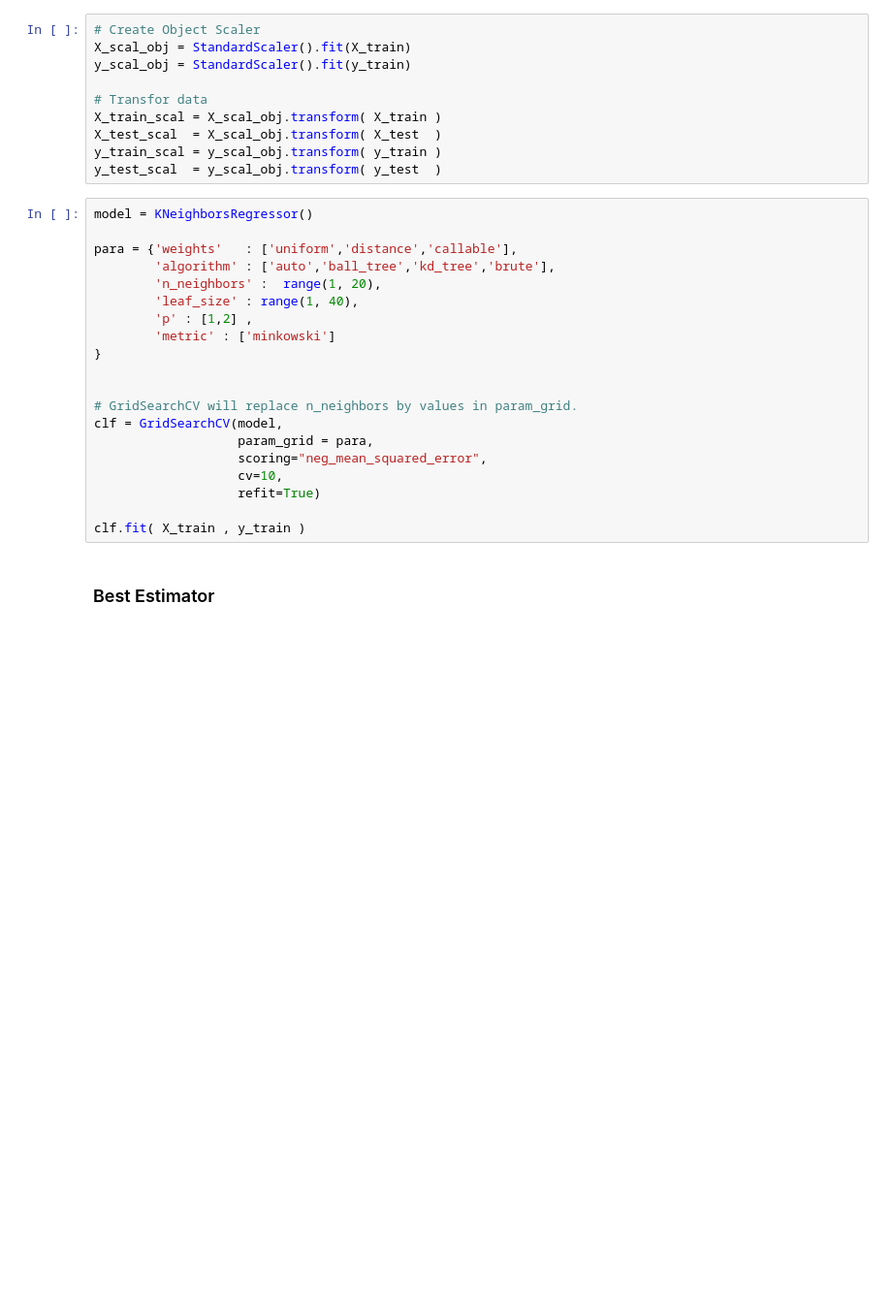
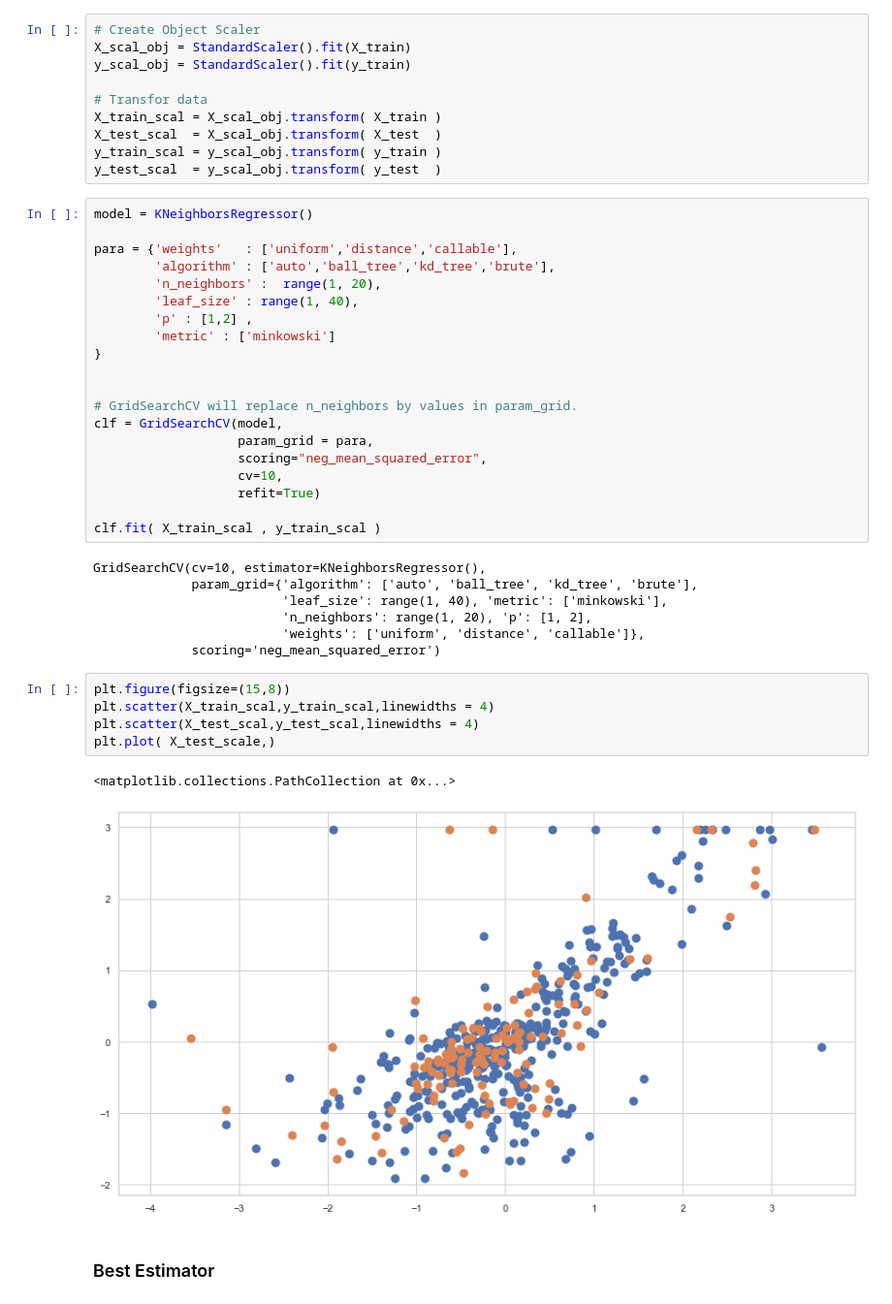
Before and after one commit to BlasFerreira/Machine_Learning, a Jupyter notebook: Supervised/Regression/1_KNN/1_Housing_case/KNeighborsRegressor.ipynb, the cells around one changed output. Shown at 97% size. Cells and saved outputs as stored; diff of their text form; blank space fills up the shorter version.

```diff
--- a/Supervised/Regression/1_KNN/1_Housing_case/KNeighborsRegressor.ipynb
+++ b/Supervised/Regression/1_KNN/1_Housing_case/KNeighborsRegressor.ipynb
@@ -383,7 +377,22 @@ clf = GridSearchCV(model,
                    cv=10,
                    refit=True)
 
-clf.fit( X_train , y_train )
+clf.fit( X_train_scal , y_train_scal )
+# %% [output]
+GridSearchCV(cv=10, estimator=KNeighborsRegressor(),
+             param_grid={'algorithm': ['auto', 'ball_tree', 'kd_tree', 'brute'],
+                         'leaf_size': range(1, 40), 'metric': ['minkowski'],
+                         'n_neighbors': range(1, 20), 'p': [1, 2],
+                         'weights': ['uniform', 'distance', 'callable']},
+             scoring='neg_mean_squared_error')
+# %%
+plt.figure(figsize=(15,8))
+plt.scatter(X_train_scal,y_train_scal,linewidths = 4)
+plt.scatter(X_test_scal,y_test_scal,linewidths = 4)
+plt.plot( X_test_scale,)
+# %% [output]
+<matplotlib.collections.PathCollection at 0x...>
+[figure, added]
 # %% [markdown]
 ### Best Estimator
 # %%
```
Also changed, not shown: parts of 8 cells of this notebook, 1 other file.
